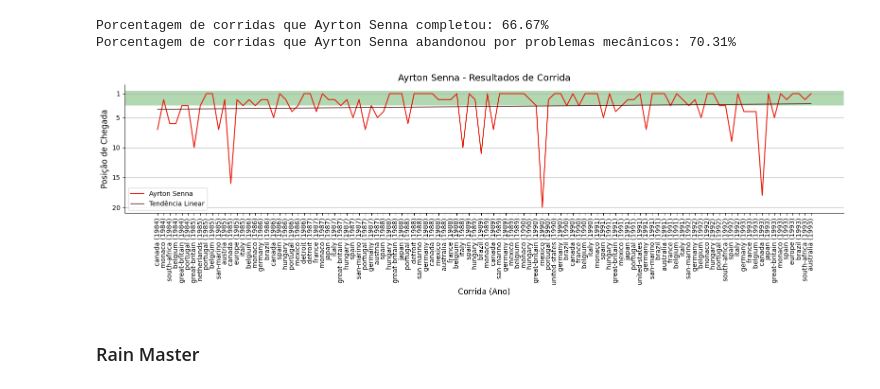
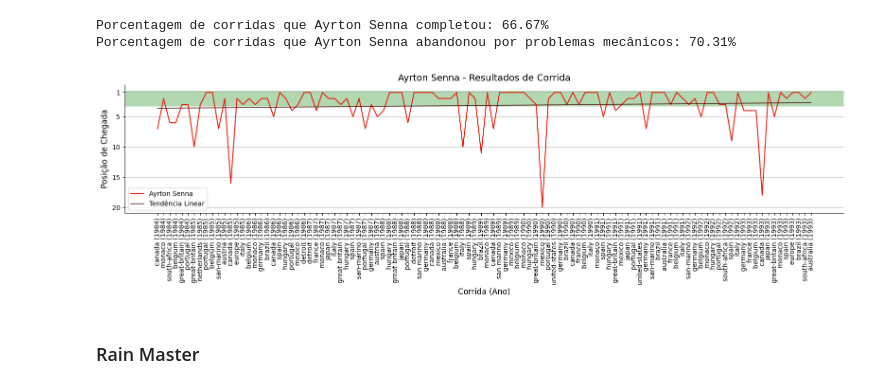
Before and after one commit to thiagodalladea/ayrton-senna-dv, a Jupyter notebook: nb.ipynb, the cells around one changed output. Drawn from its saved outputs; the diff is of its cells as text; code cells hidden in the pictures.

```diff
--- a/nb.ipynb
+++ b/nb.ipynb
@@ -469,43 +491,46 @@ print(f'Porcentagem de corridas que Ayrton Senna abandonou por problemas mecâni
 Porcentagem de corridas que Ayrton Senna completou: 66.67%
 Porcentagem de corridas que Ayrton Senna abandonou por problemas mecânicos: 70.31%
 # %%
+# Criação da coluna 'corrida' ('ano') e transformação da coluna 'position' para valores numéricos
 senna_df_race_completed['year_race'] = senna_df_race_completed['race'] + " (" + senna_df_race_completed['year'].astype(str) + ')'
 senna_df_race_completed['position'] = pd.to_numeric(senna_df_race_completed['position'], errors='coerce')
 
 plt.figure(figsize=(16,5))
 
+# Ajusta uma regressão linear (reta de tendência)
 x = np.arange(len(senna_df_race_completed))
 y = senna_df_race_completed['position']
 coef = np.polyfit(x, y, deg=1)
 trendline = np.poly1d(coef)(x)
 
-
+# Plotagem das posições do Senna nas corridas
 plt.plot(senna_df_race_completed['year_race'], senna_df_race_completed['position'], linestyle='-', color='#e91c0d', markersize=2, label='Ayrton Senna')
 
-# Linha de tendência linear
+# Plotagem da linha para mostrar a tendência linear
 plt.plot(senna_df_race_completed['year_race'], trendline, linestyle='-', color='#470000', linewidth=1, label='Tendência Linear')
 
-
+# Configurações do gráfico como título e estética
 plt.title('Ayrton Senna - Resultados de Corrida', fontsize=14)
 plt.xlabel('Corrida (Ano)', fontsize=12)
 plt.ylabel('Posição de Chegada', fontsize=12)
 plt.xticks(rotation=90, fontsize=10)
 plt.yticks([1, 5, 10, 15, 20], fontsize=10)
 plt.gca().invert_yaxis()
-
-plt.axhspan(0.5, 3, facecolor='green', alpha=0.3)
-
 plt.grid(axis='y')
-
-legend = plt.legend(handles=plt.gca().get_legend_handles_labels()[0], loc='lower left')
-
 ax = plt.gca()
 ax.spines['top'].set_visible(False)
 ax.spines['right'].set_visible(False)
 
+# Marcação em verde do pódio, apenas para fins visuais
+plt.axhspan(0.7, 3.3, facecolor='green', alpha=0.3)
+
+# Configurações de legenda
+legend = plt.legend(handles=plt.gca().get_legend_handles_labels()[0], loc='lower left')
+
+# Plotagem
 plt.tight_layout()
 plt.show()
 # %% [output]
-[figure, old version]
+[figure, new version]
 # %% [markdown]
 ### Rain Master
```
Also changed, not shown: parts of 26 cells of this notebook.
